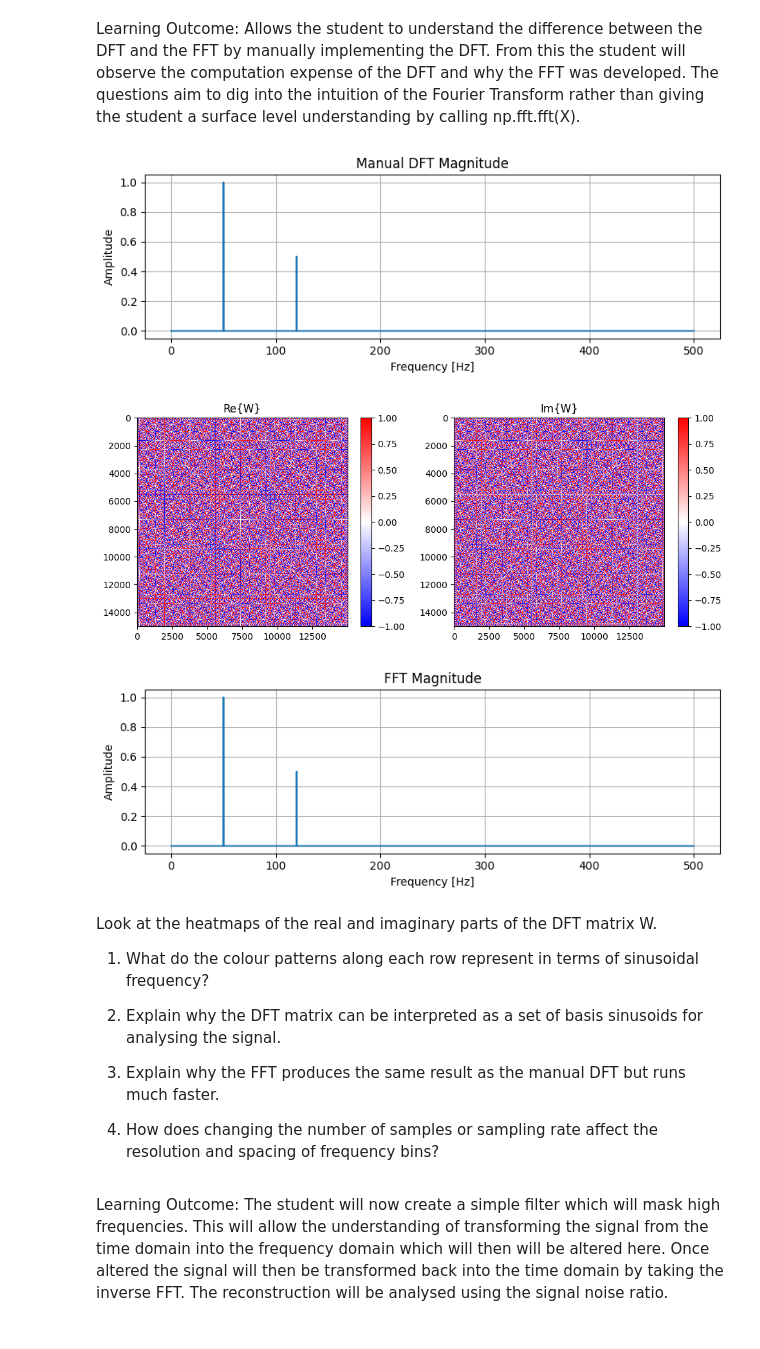
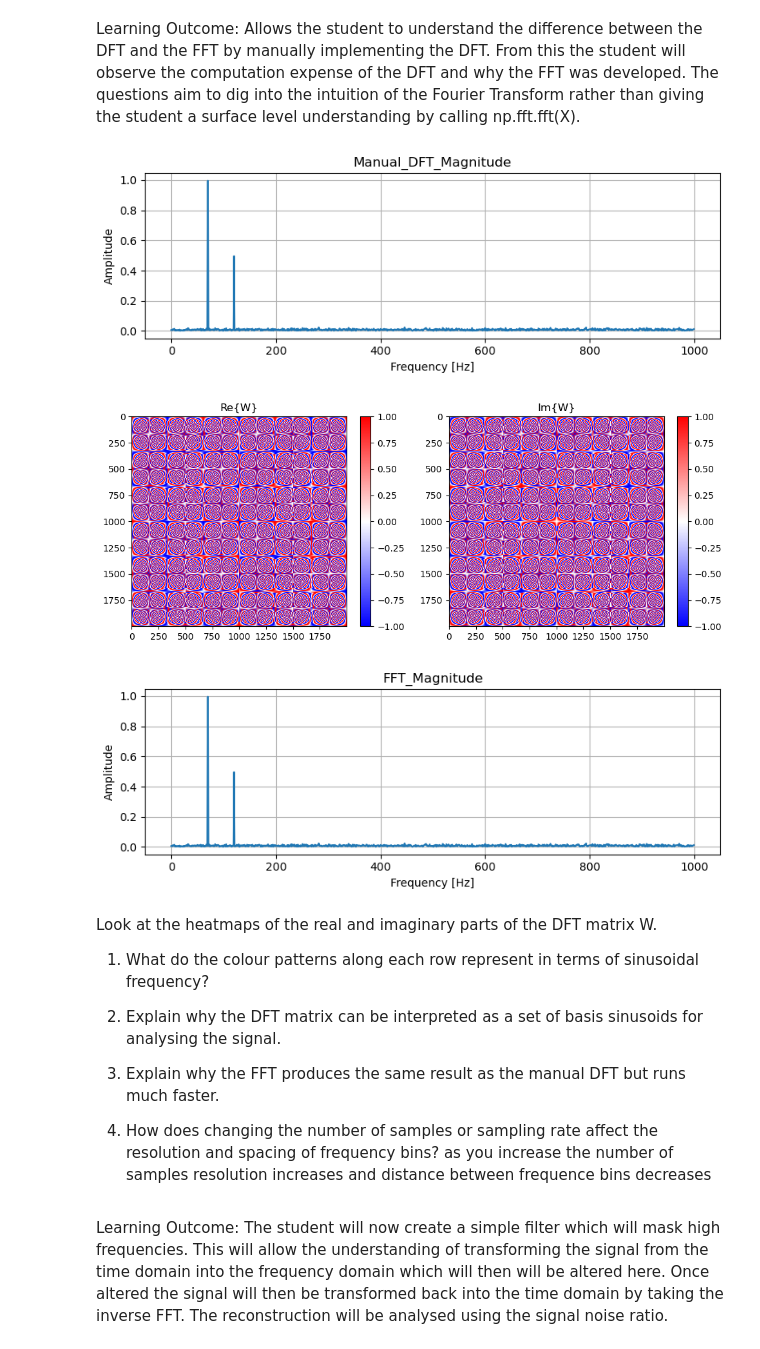
Before and after one commit to Rasul230405/AICE2009, a Jupyter notebook: Lab 1/lab1_boilercode.ipynb, the cells around one changed output. Saved outputs shown, nothing was run; the diff lists cells and outputs as text; code cells hidden in the pictures.

```diff
--- a/Lab 1/lab1_boilercode.ipynb
+++ b/Lab 1/lab1_boilercode.ipynb
@@ -191,41 +211,42 @@ def show_dft_matrix(W):
     plt.figure(figsize=(10, 4))
     plt.subplot(1, 2, 1)
     plt.imshow(np.real(W), aspect="auto", cmap="bwr", interpolation="nearest")
     plt.title("Re{W}")
     plt.colorbar()
     plt.subplot(1, 2, 2)
     plt.imshow(np.imag(W), aspect="auto", cmap="bwr", interpolation="nearest")
     plt.title("Im{W}")
     plt.colorbar()
     plt.tight_layout()
+    plt.savefig("images/dft_matrix.png")
     plt.show()
 
 
 # TODO: choose parameters
-Fs = 1000
+Fs = 2000
 T  = 1.0
-f1 = 50
+f1 = 70
 f2 = 120
 A1, A2 = 1.0, 0.5
-noise = 0.0
+noise = 0.2
 
 # Build signal
 t, x, N = make_signal(Fs=Fs, T=T, f1=f1, f2=f2, A1=A1, A2=A2, noise_std=noise)
 
 # Manual DFT
 X_manual, W = manual_dft(x)
-plot_spectrum(X_manual, Fs, title="Manual DFT Magnitude")
+plot_spectrum(X_manual, Fs, title="Manual_DFT_Magnitude")
 show_dft_matrix(W)
 
 # TODO: compute FFT of x and compare with manual DFT
 X_fft = np.fft.fft(x)
 
 # TODO: Plot the FFT now and compare this against your manual implementation
-plot_spectrum(X_fft, Fs, title="FFT Magnitude")
+plot_spectrum(X_fft, Fs, title="FFT_Magnitude")
 # %% [output]
-[figure, old version]
+[figure, new version]
-[figure, old version]
+[figure, new version]
-[figure, old version]
+[figure, new version]
 # %% [markdown]
 Look at the heatmaps of the real and imaginary parts of the DFT matrix W.
 
@@ -235,7 +256,7 @@ Look at the heatmaps of the real and imaginary parts of the DFT matrix W.
 
 3) Explain why the FFT produces the same result as the manual DFT but runs much faster.
 
-4) How does changing the number of samples or sampling rate affect the resolution and spacing of frequency bins?
+4) How does changing the number of samples or sampling rate affect the resolution and spacing of frequency bins? as you increase the number of samples resolution increases and distance between frequence bins decreases
 # %% [markdown]
 Learning Outcome: The student will now create a simple filter which will mask high frequencies. This will allow the understanding of transforming the signal from the time domain into the frequency domain which will then will be altered here. Once altered the signal will then be transformed back into the time domain by taking the inverse FFT. The reconstruction will be analysed using the signal noise ratio.
 # %%
```
Also changed, not shown: parts of 4 cells of this notebook, 29 other files.
